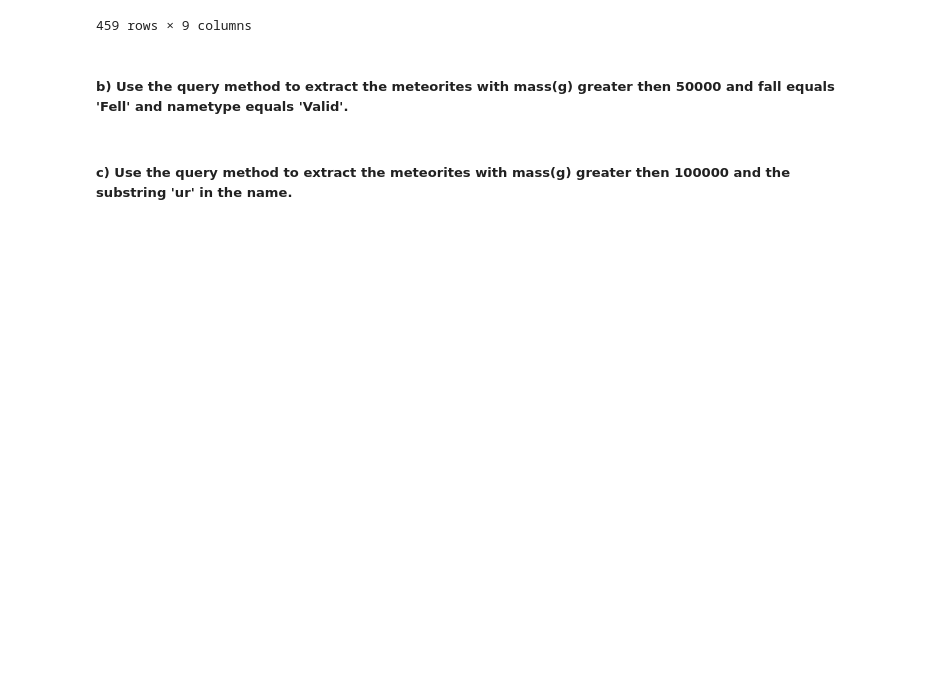
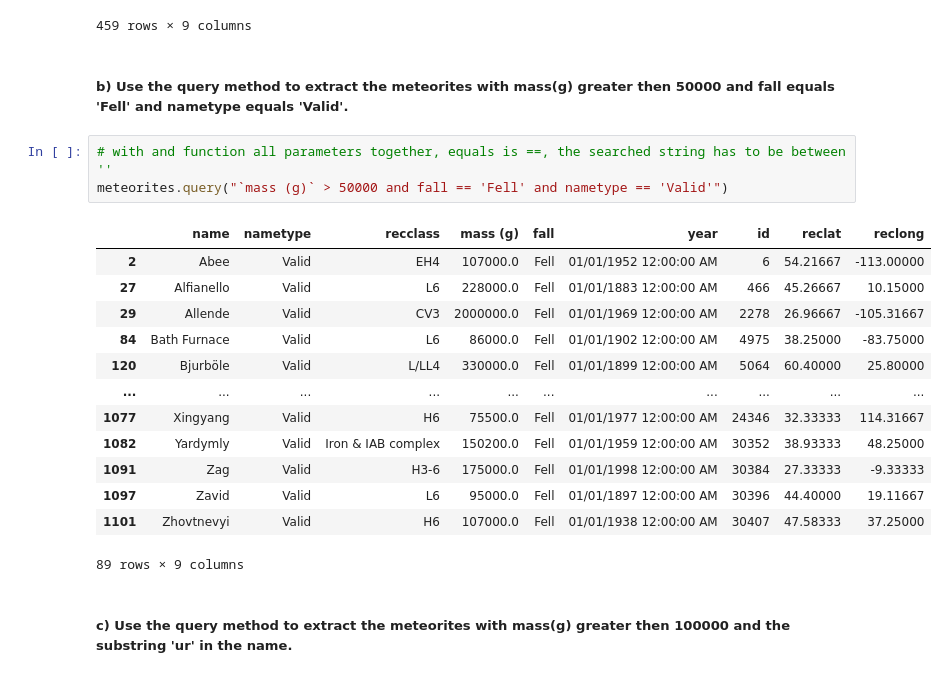
Before and after one commit to chrigorion/Data_Engineering_reichch4, a Jupyter notebook: Lab_02/DE_Lab02.ipynb, the cells around one changed output. Cells and saved outputs as stored; diff of their text form; blank space fills up the shorter version.

```diff
--- a/Lab_02/DE_Lab02.ipynb
+++ b/Lab_02/DE_Lab02.ipynb
@@ -103,5 +103,22 @@ meteorites.query("`mass (g)` > 50000")
 459 rows × 9 columns
 # %% [markdown]
 ##### b) Use the query method to extract the meteorites with mass(g) greater then 50000 and fall equals 'Fell' and nametype equals 'Valid'.
+# %%
+# with and function all parameters together, equals is ==, the searched string has to be between ''
+meteorites.query("`mass (g)` > 50000 and fall == 'Fell' and nametype == 'Valid'")
+# %% [output]
+|  | name | nametype | recclass | mass (g) | fall | year | id | reclat | reclong |
+| 2 | Abee | Valid | EH4 | 107000.0 | Fell | 01/01/1952 12:00:00 AM | 6 | 54.21667 | -113.00000 |
+| 27 | Alfianello | Valid | L6 | 228000.0 | Fell | 01/01/1883 12:00:00 AM | 466 | 45.26667 | 10.15000 |
+| 29 | Allende | Valid | CV3 | 2000000.0 | Fell | 01/01/1969 12:00:00 AM | 2278 | 26.96667 | -105.31667 |
+| 84 | Bath Furnace | Valid | L6 | 86000.0 | Fell | 01/01/1902 12:00:00 AM | 4975 | 38.25000 | -83.75000 |
+| 120 | Bjurböle | Valid | L/LL4 | 330000.0 | Fell | 01/01/1899 12:00:00 AM | 5064 | 60.40000 | 25.80000 |
+| ... | ... | ... | ... | ... | ... | ... | ... | ... | ... |
+| 1077 | Xingyang | Valid | H6 | 75500.0 | Fell | 01/01/1977 12:00:00 AM | 24346 | 32.33333 | 114.31667 |
+| 1082 | Yardymly | Valid | Iron & IAB complex | 150200.0 | Fell | 01/01/1959 12:00:00 AM | 30352 | 38.93333 | 48.25000 |
+| 1091 | Zag | Valid | H3-6 | 175000.0 | Fell | 01/01/1998 12:00:00 AM | 30384 | 27.33333 | -9.33333 |
+| 1097 | Zavid | Valid | L6 | 95000.0 | Fell | 01/01/1897 12:00:00 AM | 30396 | 44.40000 | 19.11667 |
+| 1101 | Zhovtnevyi | Valid | H6 | 107000.0 | Fell | 01/01/1938 12:00:00 AM | 30407 | 47.58333 | 37.25000 |
+89 rows × 9 columns
 # %% [markdown]
 ##### c) Use the query method to extract the meteorites with mass(g) greater then 100000 and the substring 'ur' in the name.
```
Also changed, not shown: parts of 4 cells of this notebook, 1 other file.
